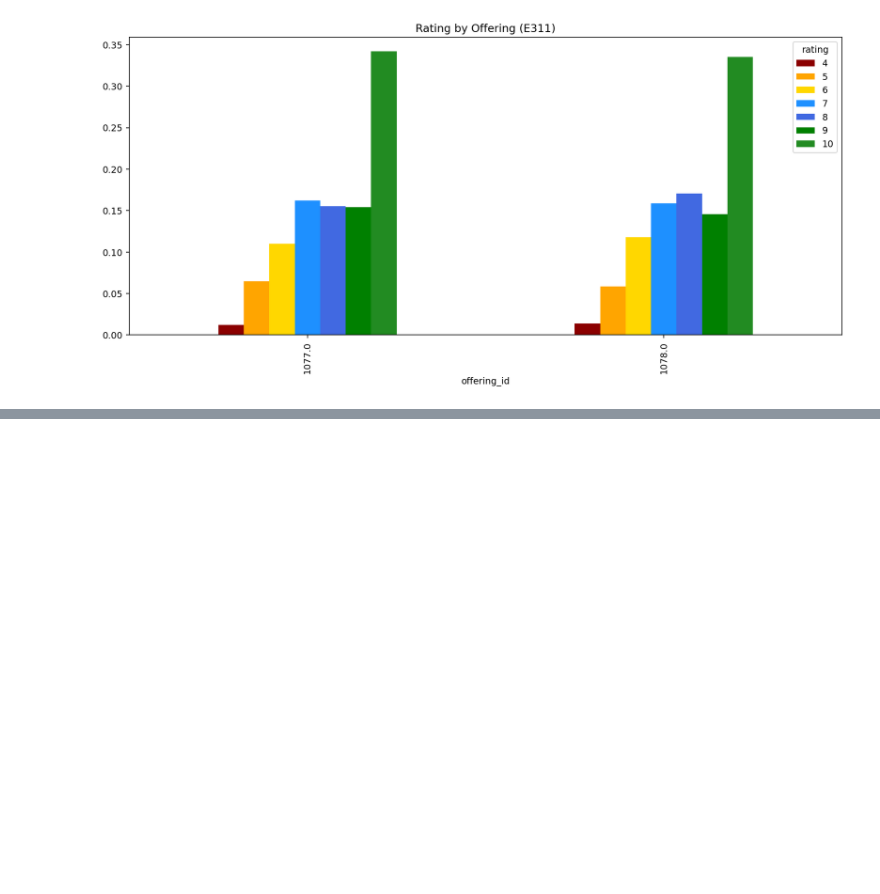
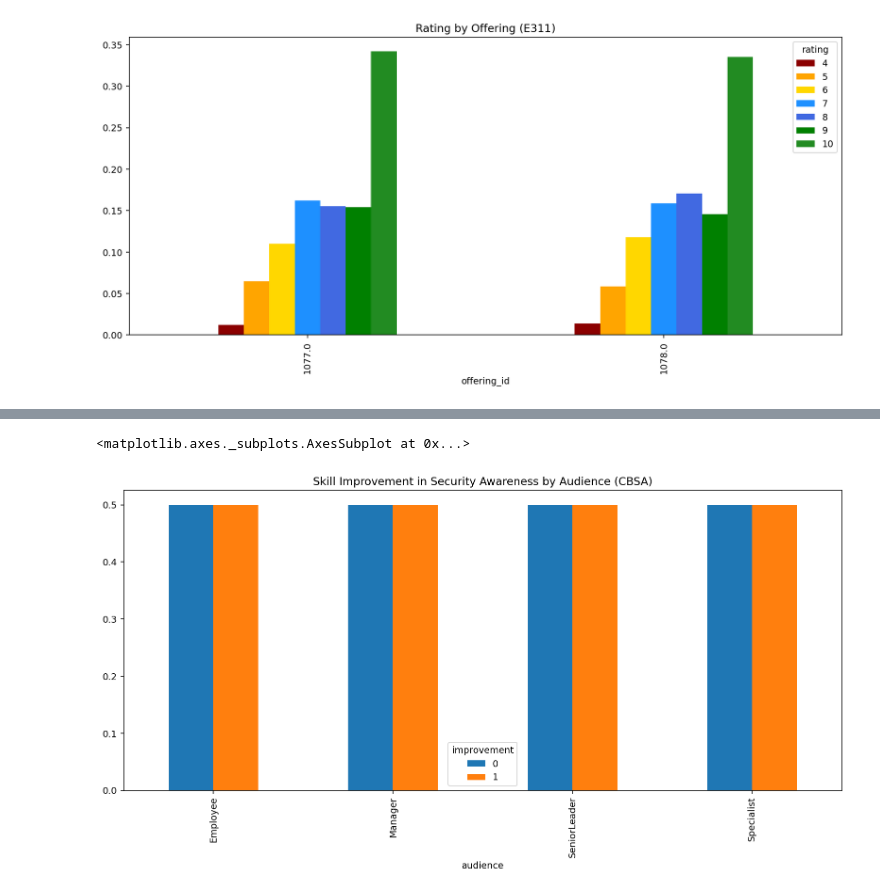
Before and after one commit to ToferC/learner_models, a Jupyter notebook: Evals_analysis.ipynb, the cells around one changed output, grey strips where cells are left out. Saved outputs shown, nothing was run; the diff lists cells and outputs as text; code cells hidden in the pictures; blank space fills up the shorter version.

```diff
--- a/Evals_analysis.ipynb
+++ b/Evals_analysis.ipynb
@@ -454,0 +477,6 @@ df.groupby(df["offering_id"].where(df.learning_product=="E311"))["rating"].value
+# %%
+df.groupby(df.audience.where(df.organization=="CBSA").where(df.learning_product=="P901"))["improvement"].value_counts(normalize=True).unstack().plot(
+    kind='bar', title="Skill Improvement in Security Awareness by Audience (CBSA)", figsize=(14,6))
+# %% [output]
+<matplotlib.axes._subplots.AxesSubplot at 0x...>
+[figure, added]
```
Also changed, not shown: parts of 6 cells of this notebook.
